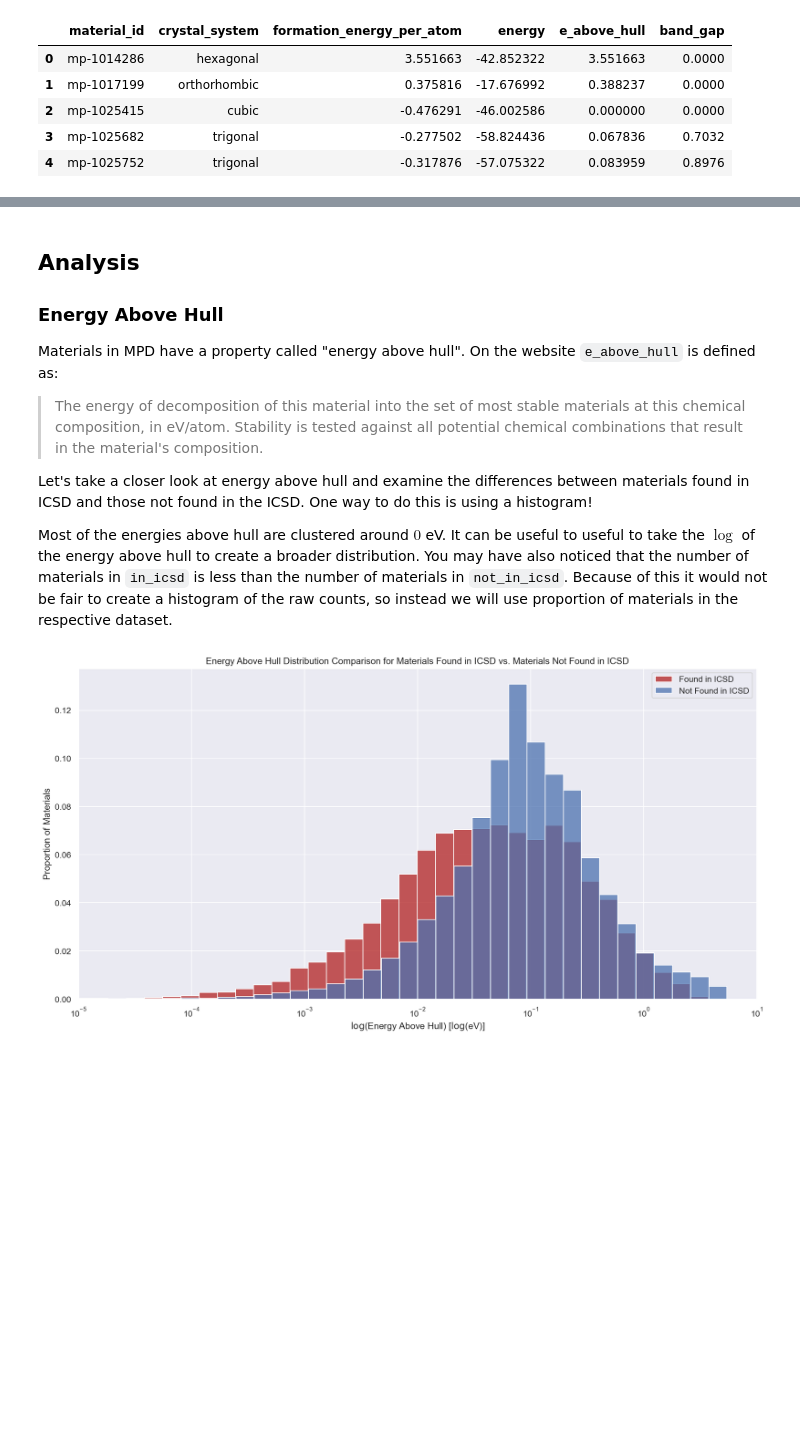
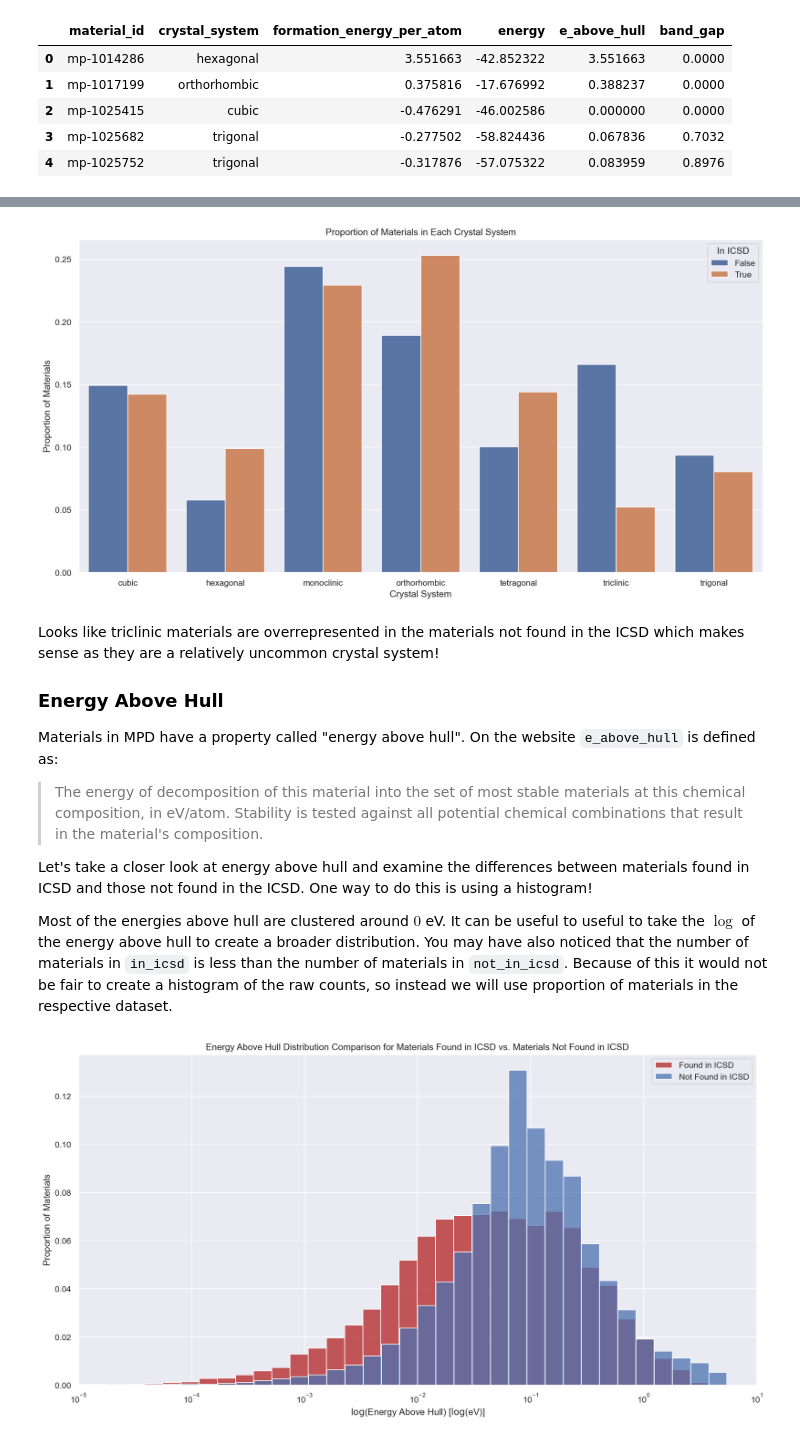
Before and after one commit to Adam-Sedlak/AGURP-Spring-2021, a Jupyter notebook: MPD Mini-Project Sample.ipynb, the cells around one changed output, grey strips where cells are left out. Cells and saved outputs as stored; diff of their text form; code cells hidden in the pictures; blank space fills up the shorter version.

```diff
--- a/MPD Mini-Project Sample.ipynb
+++ b/MPD Mini-Project Sample.ipynb
@@ -15,7 +15,7 @@ import pandas as pd
 import numpy as np
 
 ### Logging into MPD API ###
-api_key = "______" # <== your key in the blank
+api_key = "bgEuDVL3wsW5TzKH" # <== your key in the blank
 mpr = pmg.MPRester(api_key)
 
 ### Figure Style ###
@@ -75,5 +80,21 @@ display(all_data.head())
+# %%
+counts_in_icsd = in_icsd.groupby(by = "crystal_system", as_index=False).agg(len)
+counts_in_icsd['prop'] = counts_in_icsd['energy'] / 48616
+counts_not_in_icsd = not_in_icsd.groupby(by = "crystal_system", as_index=False).agg(len)
+counts_not_in_icsd['prop'] = counts_not_in_icsd['energy'] / 77660
+counts_in_icsd['In ICSD'] = True
+counts_not_in_icsd['In ICSD'] = False
+
+all_counts = pd.concat([counts_in_icsd, counts_not_in_icsd])
+
+sns.barplot(x="crystal_system", y = 'prop', hue="In ICSD", data=all_counts)
+plt.title('Proportion of Materials in Each Crystal System')
+plt.xlabel('Crystal System')
+plt.ylabel('Proportion of Materials');
+# %% [output]
+[figure, added]
 # %% [markdown]
-## Analysis
+Looks like triclinic materials are overrepresented in the materials not found in the ICSD which makes sense as they are a relatively uncommon crystal system!
 
 ### Energy Above Hull
 
```
Also changed, not shown: parts of 1 cell of this notebook.
